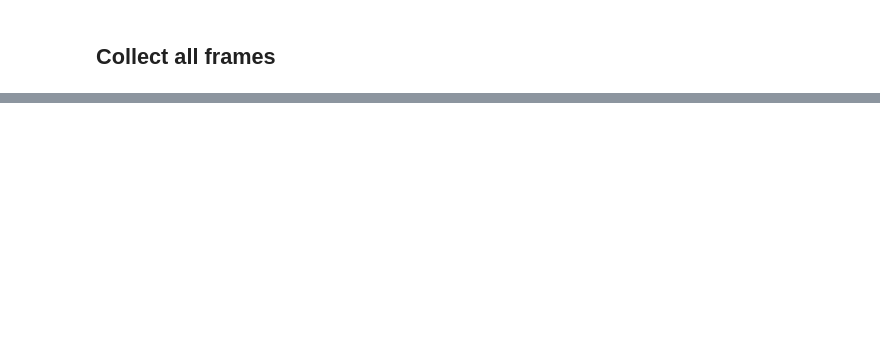
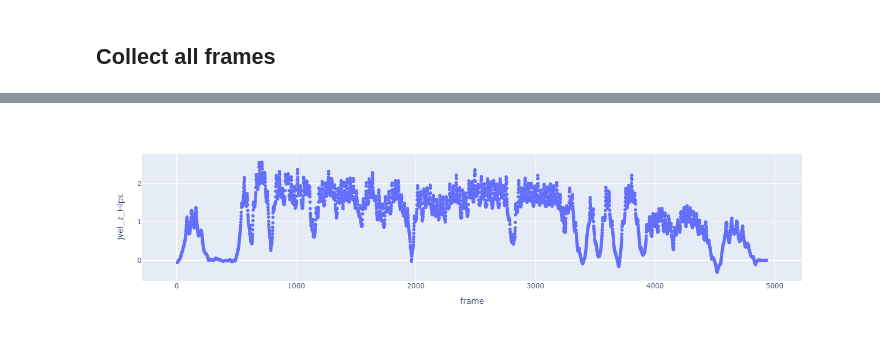
Before and after one commit to FilmakademieRnd/AnimHost, a Jupyter notebook: python/notebooks/Untitled.ipynb, the cells around one changed output, grey strips where cells are left out. Saved outputs shown, nothing was run; the diff lists cells and outputs as text; code cells hidden in the pictures; blank space fills up the shorter version.

```diff
--- a/python/notebooks/Untitled.ipynb
+++ b/python/notebooks/Untitled.ipynb
@@ -78,3 +86,8 @@ df_X
+# %%
+fig = px.scatter(df_X, x= "frame", y="jvel_z_Hips")
+fig.show()
+# %% [output]
+[figure, added]
 # %%
 df_Y
 # %% [output]
```
Also changed, not shown: parts of 10 cells of this notebook, 3 other files.
